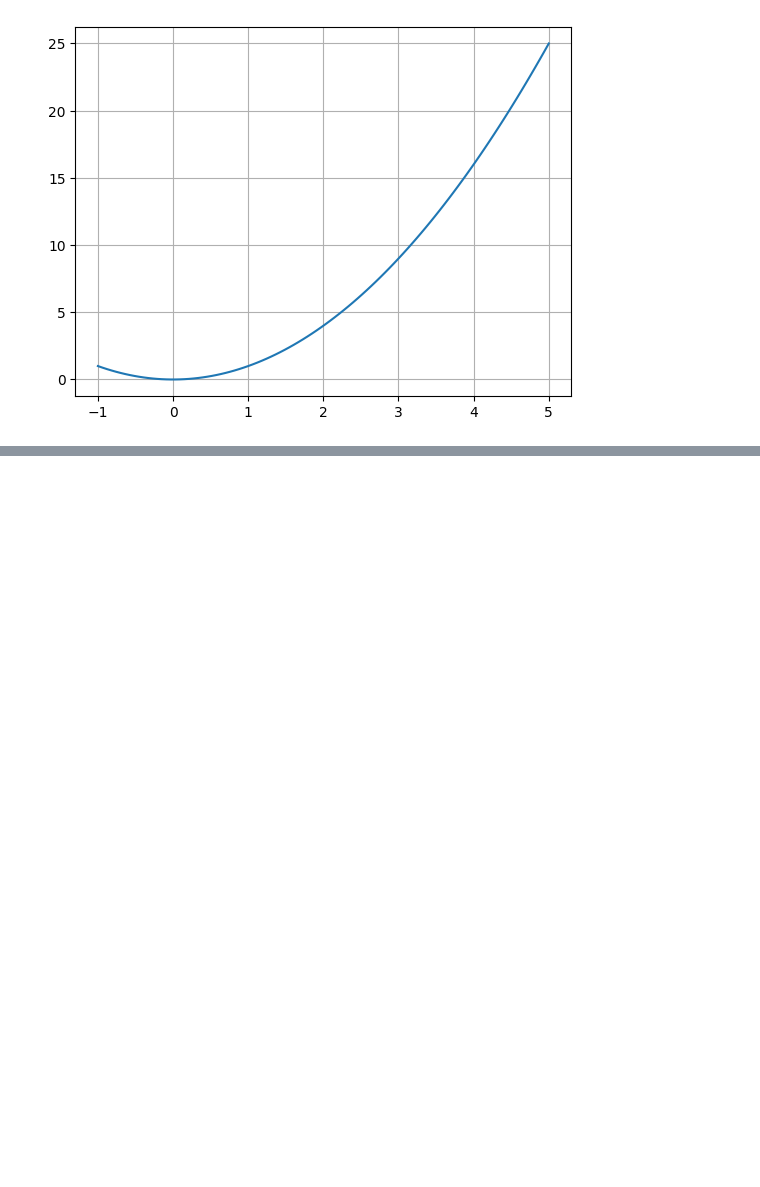
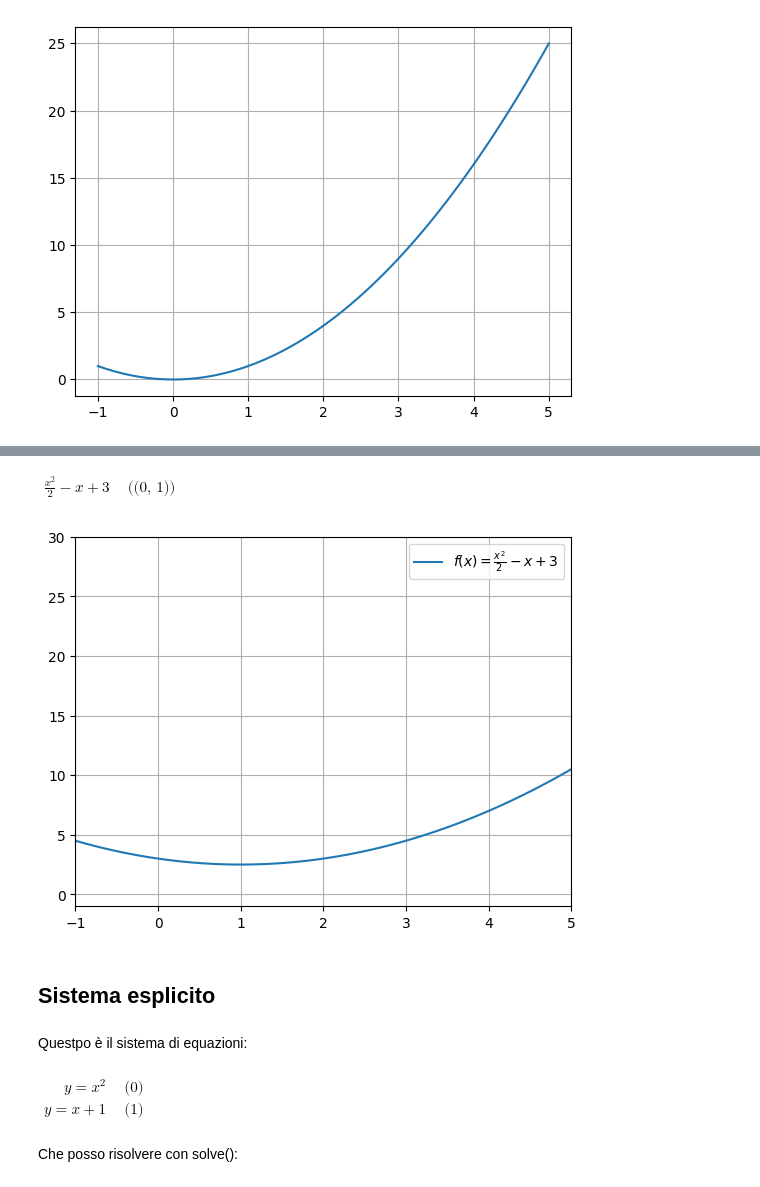
Before and after one commit to l3nz/studio_funzioni, a Jupyter notebook: Studio.ipynb, the cells around one changed output, grey strips where cells are left out. Cells and saved outputs as stored; diff of their text form; code cells hidden in the pictures; blank space fills up the shorter version.

```diff
--- a/Studio.ipynb
+++ b/Studio.ipynb
@@ -28,0 +78,25 @@ plt.show()
+# %%
+ss = sp.solve(fn1-fn2)
+to_latex(ss)
+# %% [output]
+$\displaystyle \begin{align}
+\frac{x^{2}}{2} - x + 3 \quad &\text{((0, 1))}
+\end{align}$
+# %%
+# prendo la mia funzione in a
+s = ss[0][a]
+# %%
+x_vals = np.linspace(-1, 5, 100)
+y_vals_1 = [float(s.subs({x: val})) for val in x_vals]
+
+plt.plot(x_vals, y_vals_1, label=f'$f(x) = {sp.latex(s)}$')
+plt.legend()
+
+plt.xlim(-1, 5)
+plt.ylim(-1, 30)
+plt.grid(True)
+plt.show()
+# %% [output]
+[figure, added]
+# %% [markdown]
+## Sistema esplicito
@@ -28,0 +109,11 @@ plt.show()
+# %% [markdown]
+Questpo è il sistema di equazioni:
+# %%
+to_latex(equations)
+# %% [output]
+$\displaystyle \begin{align}
+y = x^{2} \quad &\text{(0)} \\
+y = x + 1 \quad &\text{(1)}
+\end{align}$
+# %% [markdown]
+Che posso risolvere con solve():
```
Also changed, not shown: parts of 8 cells of this notebook.
